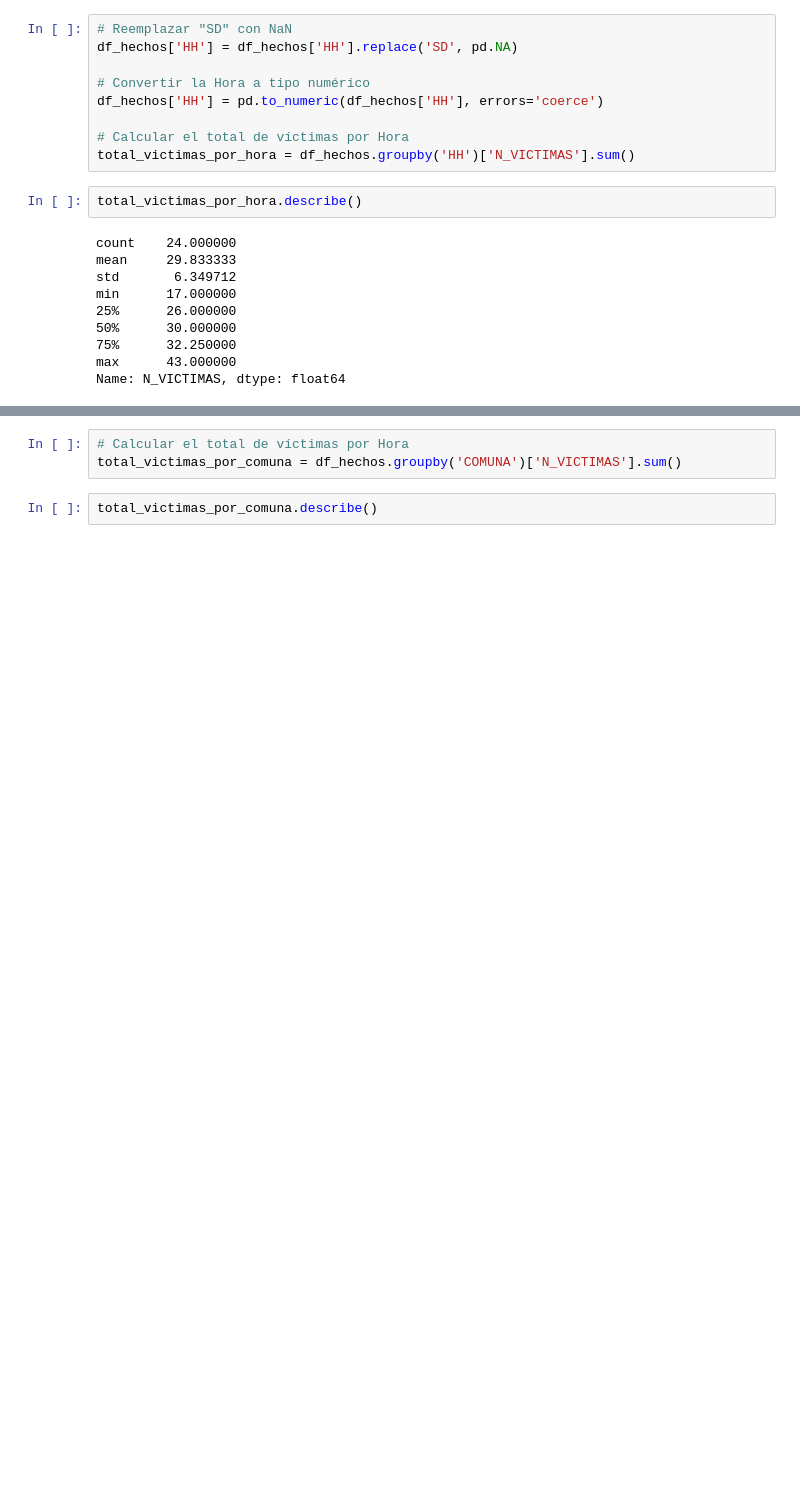
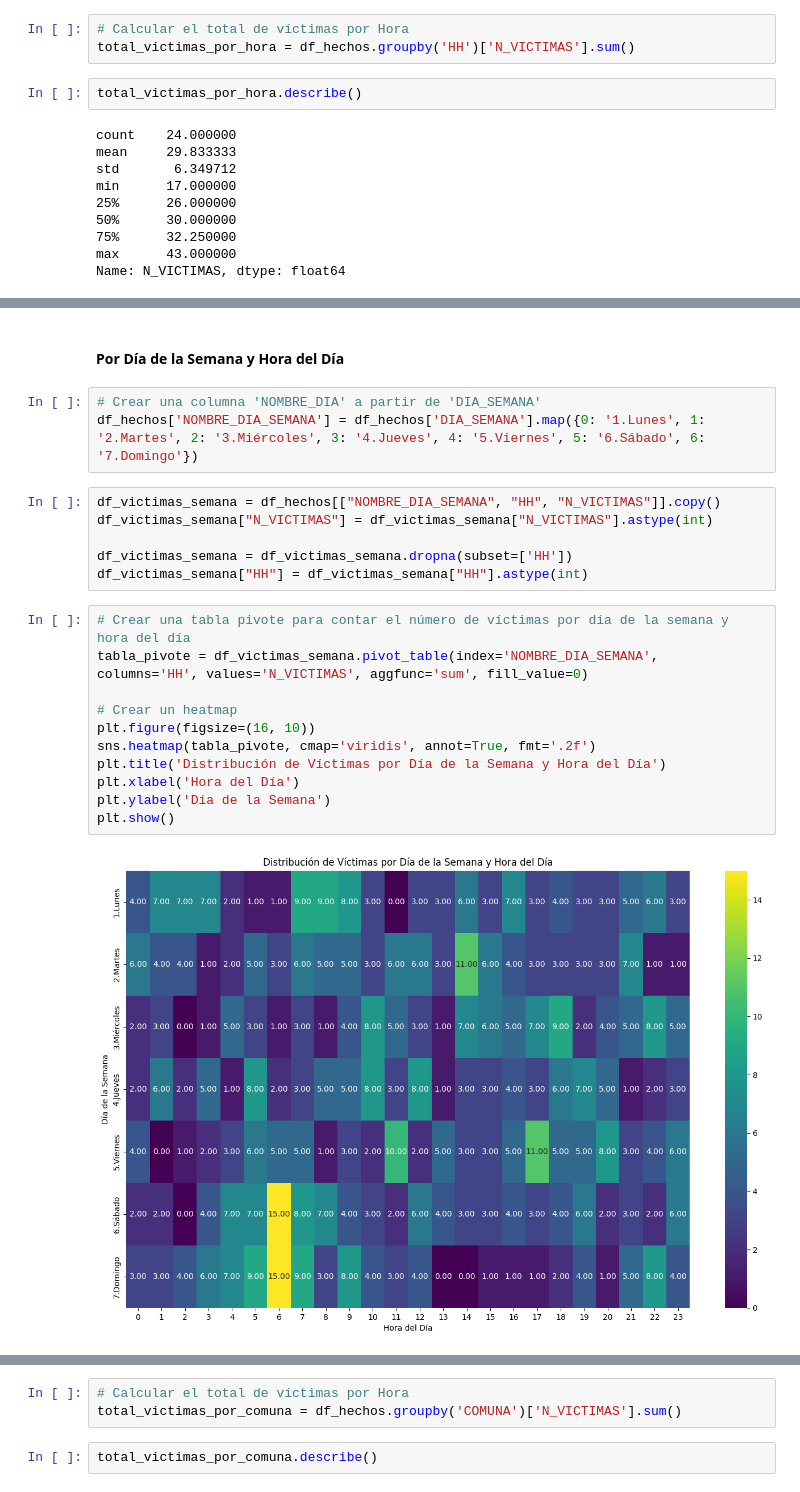
Before and after one commit to ronniefuertes/SiniestrosViales_BuenosAires_Analisis, a Jupyter notebook: eda.ipynb, the cells around one changed output, grey strips where cells are left out. Cells and saved outputs as stored; diff of their text form; blank space fills up the shorter version.

```diff
--- a/eda.ipynb
+++ b/eda.ipynb
@@ -346,12 +340,6 @@ plt.show()
 # %% [markdown]
 #### Por Hora
 # %%
-# Reemplazar "SD" con NaN
-df_hechos['HH'] = df_hechos['HH'].replace('SD', pd.NA)
-
-# Convertir la Hora a tipo numérico
-df_hechos['HH'] = pd.to_numeric(df_hechos['HH'], errors='coerce')
-
 # Calcular el total de víctimas por Hora
 total_victimas_por_hora = df_hechos.groupby('HH')['N_VICTIMAS'].sum()
 # %%
@@ -391,3 +378,27 @@ plt.tight_layout()
 plt.show()
 # %% [output]
 [figure]
+# %% [markdown]
+#### Por Día de la Semana y Hora del Día
+# %%
+# Crear una columna 'NOMBRE_DIA' a partir de 'DIA_SEMANA'
+df_hechos['NOMBRE_DIA_SEMANA'] = df_hechos['DIA_SEMANA'].map({0: '1.Lunes', 1: '2.Martes', 2: '3.Miércoles', 3: '4.Jueves', 4: '5.Viernes', 5: '6.Sábado', 6: '7.Domingo'})
+# %%
+df_victimas_semana = df_hechos[["NOMBRE_DIA_SEMANA", "HH", "N_VICTIMAS"]].copy()
+df_victimas_semana["N_VICTIMAS"] = df_victimas_semana["N_VICTIMAS"].astype(int)
+
+df_victimas_semana = df_victimas_semana.dropna(subset=['HH'])
+df_victimas_semana["HH"] = df_victimas_semana["HH"].astype(int)
+# %%
+# Crear una tabla pivote para contar el número de víctimas por día de la semana y hora del día
+tabla_pivote = df_victimas_semana.pivot_table(index='NOMBRE_DIA_SEMANA', columns='HH', values='N_VICTIMAS', aggfunc='sum', fill_value=0)
+
+# Crear un heatmap
+plt.figure(figsize=(16, 10))
+sns.heatmap(tabla_pivote, cmap='viridis', annot=True, fmt='.2f')
+plt.title('Distribución de Víctimas por Día de la Semana y Hora del Día')
+plt.xlabel('Hora del Día')
+plt.ylabel('Día de la Semana')
+plt.show()
+# %% [output]
+[figure, added]
```
Also changed, not shown: parts of 87 cells of this notebook, 2 other files.
